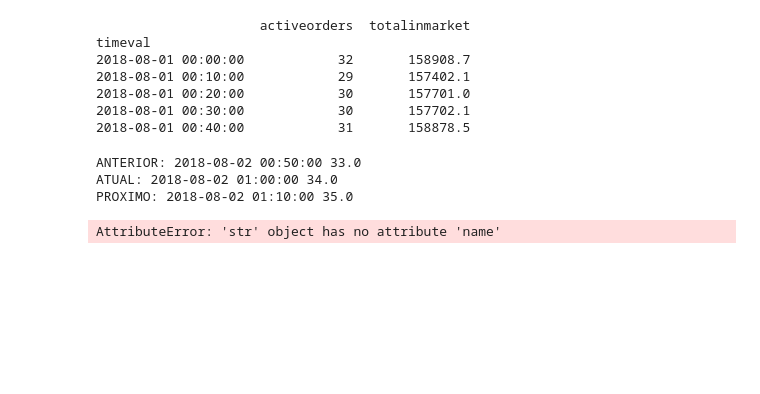
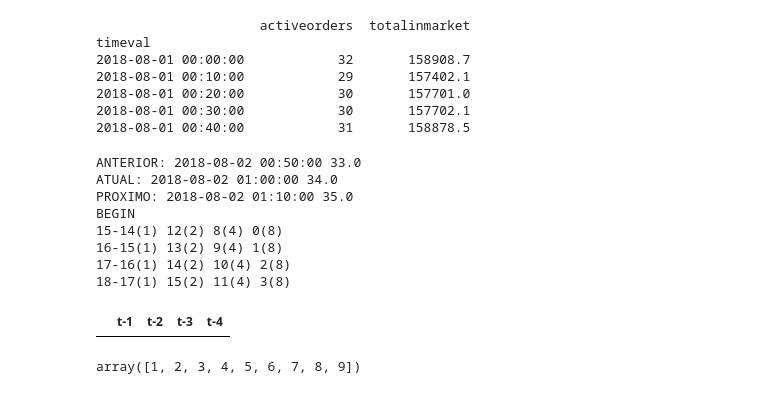
Before and after one commit to fabio-stein/GBot, a Jupyter notebook: notebook/main.ipynb, the cells around one changed output. Cells and saved outputs as stored; diff of their text form; code cells hidden in the pictures; blank space fills up the shorter version.

Commit message:
create logic for function to calc previous values

```diff
--- a/notebook/main.ipynb
+++ b/notebook/main.ipynb
@@ -36,8 +33,8 @@ import time
 import datetime
 import pandas as pd
 import numpy as np
+import math
 from datetime import timedelta
-from importlib import reload
 
 #data = ctr.getMarketByTime("ask")
 #data["timeval"] = data['timeval'].dt.date
@@ -46,33 +43,70 @@ def nearest(dataFrame, timeFilter):
     dt = pd.Timestamp(timeFilter)
     row = dataFrame.index.get_loc(dt, method='nearest')
     return data.loc[data.index[row]]
 
 #marketByTimeAsk = marketByTimeAsk.reset_index(drop=True);
 #for index,item in enumerate(marketByTimeAsk.values):
 #   print(item[0])
 startTs = pd.Timestamp("2018-08-01 00:00:00")
 endTs = pd.Timestamp("2018-08-10 00:00:00")
 
 loopTs = startTs;
 index = 0;
 it = None
 while(loopTs<endTs):
     #print(marketByTimeAsk.loc[loopTs]["activeorders"]+1)
     if index==150:
         anterior = marketByTimeAsk.loc[loopTs-timedelta(minutes=10)]
         atual = marketByTimeAsk.loc[loopTs]
         proximo = marketByTimeAsk.loc[loopTs+timedelta(minutes=10)]
         it = atual
         print("ANTERIOR: "+str(anterior.name)+" "+str(anterior["activeorders"]))
         print("ATUAL: "+str(atual.name)+" "+str(atual["activeorders"]))
         print("PROXIMO: "+str(proximo.name)+" "+str(proximo["activeorders"]))
 
     index+=1
     loopTs = loopTs + timedelta(minutes=10)
-test = lambda v:list(v)[0].name
-marketByTimeAsk.loc[test,["activeorders"]]
+
+print("BEGIN")
+def calcPrevChanges(marketData, prevCount):
+    step = 10
+    df = pd.DataFrame()
+    for x in range(prevCount):
+        dfIndex = ((x+1)*-1)
+        df["t"+str(dfIndex)] = [];
+    index = 0;
+    while(index<len(marketData)):
+        if(index<(2**(prevCount))-1):
+            index+=1;
+            continue;
+        print(index, end="-")
+        prevIndex = index;
+        minusCount = 1;
+        while((index-prevIndex)<=(2**(prevCount-1))+2):
+            prevIndex-=minusCount;
+            print(str(prevIndex)+"("+str(minusCount)+") ",end="")
+            minusCount = 2*minusCount;
+        print("")
+        index+=1;
+    return df
+
+testData = pd.DataFrame()
+testData["value"] = np.arange(1, 20)
+testData.reset_index()
+prev = calcPrevChanges(testData, 4)
+prev
 # %% [output]
 ANTERIOR: 2018-08-02 00:50:00 33.0
 ATUAL: 2018-08-02 01:00:00 34.0
 PROXIMO: 2018-08-02 01:10:00 35.0
+BEGIN
+15-14(1) 12(2) 8(4) 0(8)
+16-15(1) 13(2) 9(4) 1(8)
+17-16(1) 14(2) 10(4) 2(8)
+18-17(1) 15(2) 11(4) 3(8)
-AttributeError: 'str' object has no attribute 'name'
+|  | t-1 | t-2 | t-3 | t-4 |
+# %%
+import array
+np.arange(1, 10)
+# %% [output]
+array([1, 2, 3, 4, 5, 6, 7, 8, 9])
```
Also changed, not shown: parts of 1 cell of this notebook, 3 other files.
